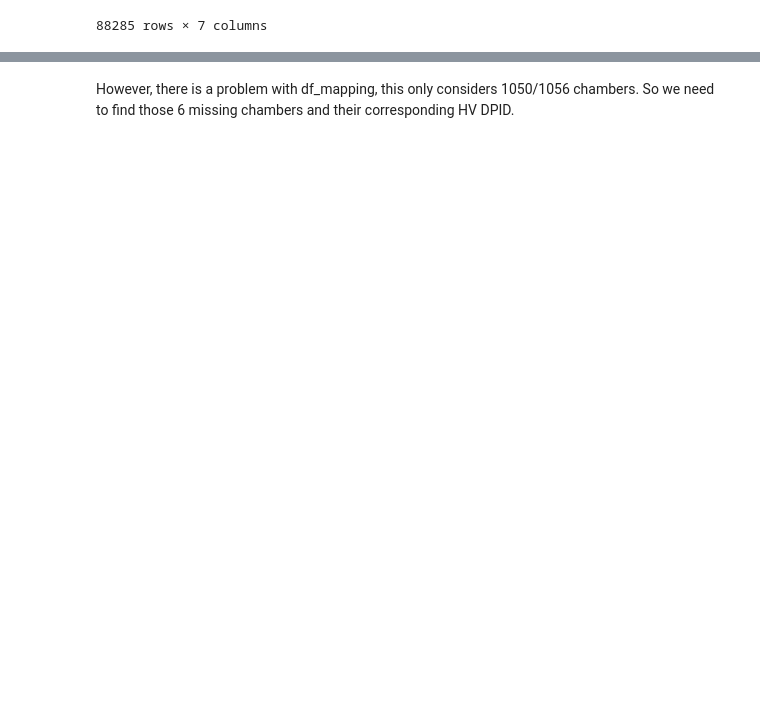
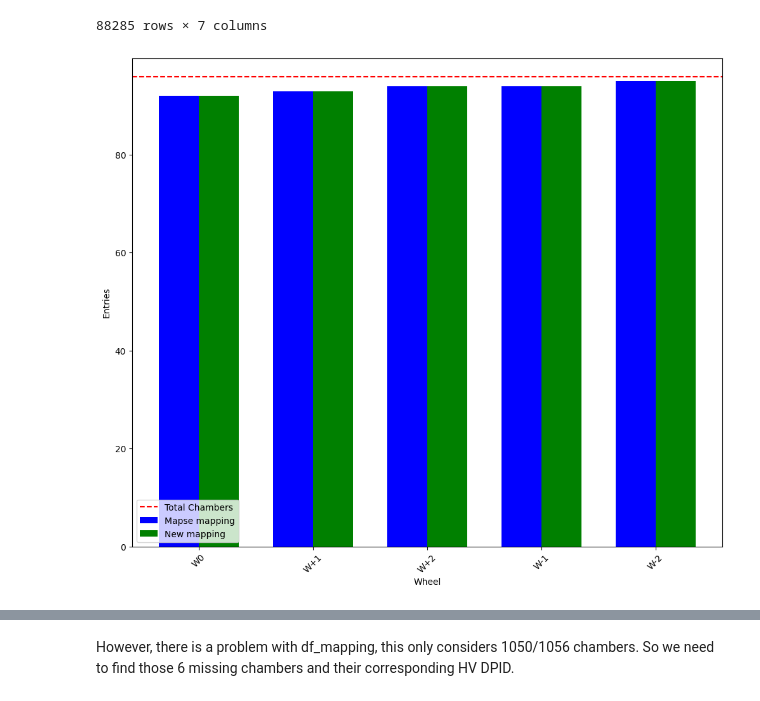
Before and after one commit to LazaroR-u/Thesis_Data_Analysis_CMS_CERN, a Jupyter notebook: 1_Comparison_Map_Functions_RPCs_CERN.ipynb, the cells around one changed output, grey strips where cells are left out. Drawn from its saved outputs; the diff is of its cells as text; code cells hidden in the pictures; blank space fills up the shorter version.

```diff
--- a/1_Comparison_Map_Functions_RPCs_CERN.ipynb
+++ b/1_Comparison_Map_Functions_RPCs_CERN.ipynb
@@ -338,3 +338,51 @@ df_data_map2
 | 88283 | 216701a | 21-JUN-23 11.01.16.000000000 AM | 21-JUN-23 01.30.27.000000000 PM | 21-JUN-23 04.35.27.000000000 PM | 9400 | 4.6 | RE-2_R2_CH11 |
 | 88284 | 216701b | 21-JUN-23 11.01.16.000000000 AM | 21-JUN-23 01.30.27.000000000 PM | 21-JUN-23 04.35.27.000000000 PM | 9400 | 4.6 | RE-1_R2_CH18 |
 88285 rows × 7 columns
+# %%
+n1_W_plus_1 = len(df_data_map1[np.where(df_data_map1['Chamber_name'].str.find("W+1") == 0, True, False) == True]["Chamber_name"].unique())
+n1_W_plus_2 = len(df_data_map1[np.where(df_data_map1['Chamber_name'].str.find("W+2") == 0, True, False) == True]["Chamber_name"].unique())
+n1_W0 = len(df_data_map1[np.where(df_data_map1['Chamber_name'].str.find("W0") == 0, True, False) == True]["Chamber_name"].unique())
+n1_W_minus_1 = len(df_data_map1[np.where(df_data_map1['Chamber_name'].str.find("W-1") == 0, True, False) == True]["Chamber_name"].unique())
+n1_W_minus_2 = len(df_data_map1[np.where(df_data_map1['Chamber_name'].str.find("W-2") == 0, True, False) == True]["Chamber_name"].unique())
+
+
+groupW1 = {"W0": n1_W0 ,"W+1" : n1_W_plus_1, "W+2":n1_W_plus_2,
+         "W-1" : n1_W_minus_1, "W-2":n1_W_minus_2}
+
+n2_W_plus_1 = len(df_data_map2[np.where(df_data_map2['Chamber_name'].str.find("W+1") == 0, True, False) == True]["Chamber_name"].unique())
+n2_W_plus_2 = len(df_data_map2[np.where(df_data_map2['Chamber_name'].str.find("W+2") == 0, True, False) == True]["Chamber_name"].unique())
+n2_W0 = len(df_data_map2[np.where(df_data_map2['Chamber_name'].str.find("W0") == 0, True, False) == True]["Chamber_name"].unique())
+n2_W_minus_1 = len(df_data_map2[np.where(df_data_map2['Chamber_name'].str.find("W-1") == 0, True, False) == True]["Chamber_name"].unique())
+n2_W_minus_2 = len(df_data_map2[np.where(df_data_map2['Chamber_name'].str.find("W-2") == 0, True, False) == True]["Chamber_name"].unique())
+
+
+groupW2 = {"W0": n2_W0 ,"W+1" : n2_W_plus_1, "W+2":n2_W_plus_2,
+         "W-1" : n2_W_minus_1, "W-2":n2_W_minus_2}
+# Etiquetas de los grupos
+plt.figure(figsize=(12,10))
+labels = list(groupW1.keys())
+x = np.arange(len(labels))
+
+# Altura de las barras
+values1 = list(groupW1.values())
+values2 = list(groupW2.values())
+
+# Ancho de las barras
+bar_width = 0.35
+
+# Crear un gráfico de barras para comparar los dos grupos
+plt.bar(x - bar_width/2, values1, bar_width, label='Mapse mapping', color='b', align='center')
+plt.bar(x + bar_width/2, values2, bar_width, label='New mapping', color='g', align='center')
+plt.axhline(y=96, color="r", label="Total Chambers", ls ="--")
+
+# Etiquetas y título
+plt.xlabel('Wheel')
+plt.ylabel('Entries')
+#plt.title('Comparación de entradas por Wheel usando el mapeo original y el nuevo')
+plt.xticks(x, labels, rotation=45)
+plt.legend()
+
+# Mostrar el gráfico
+plt.show()
+# %% [output]
+[figure, added]
```
Also changed, not shown: parts of 1 cell of this notebook.
